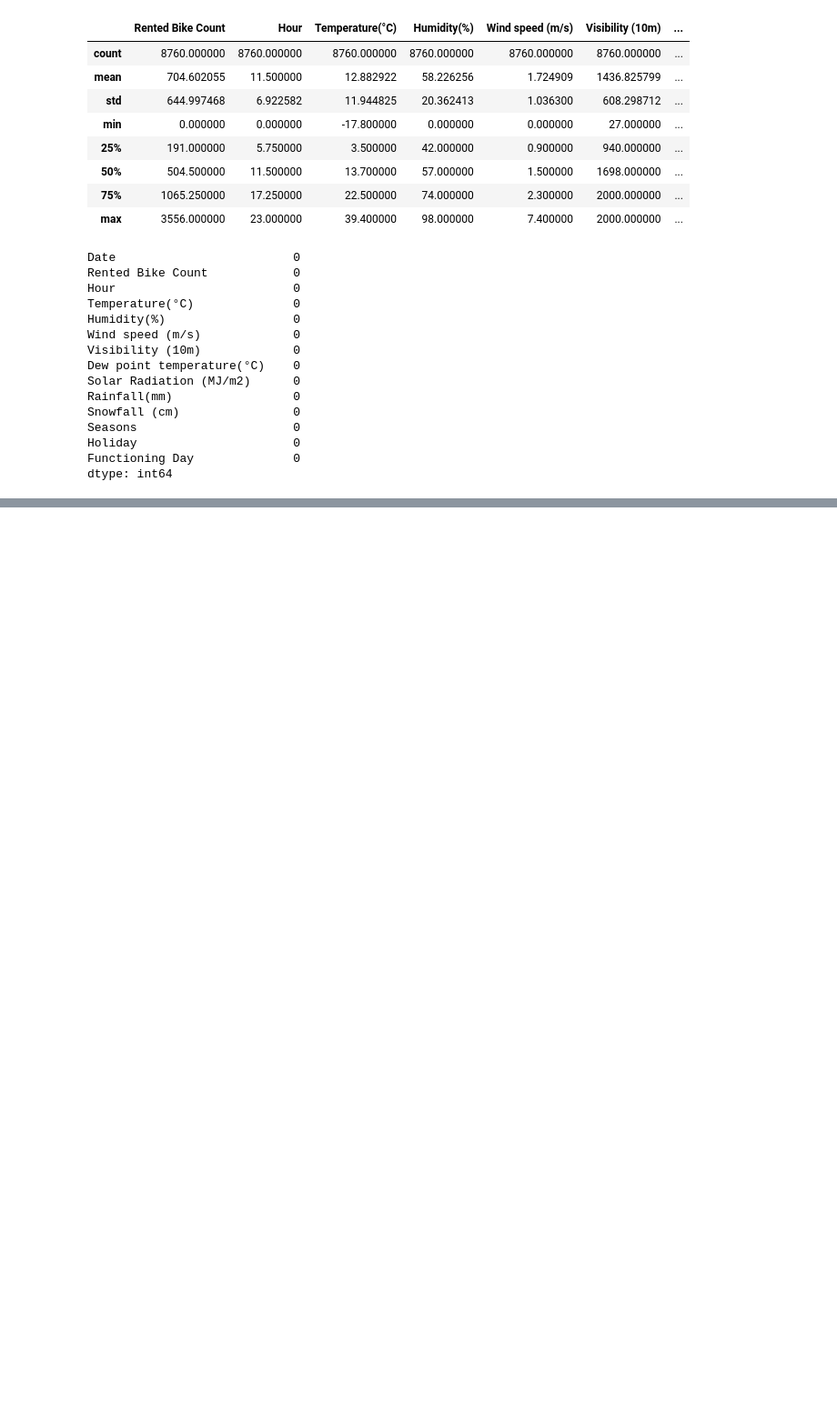
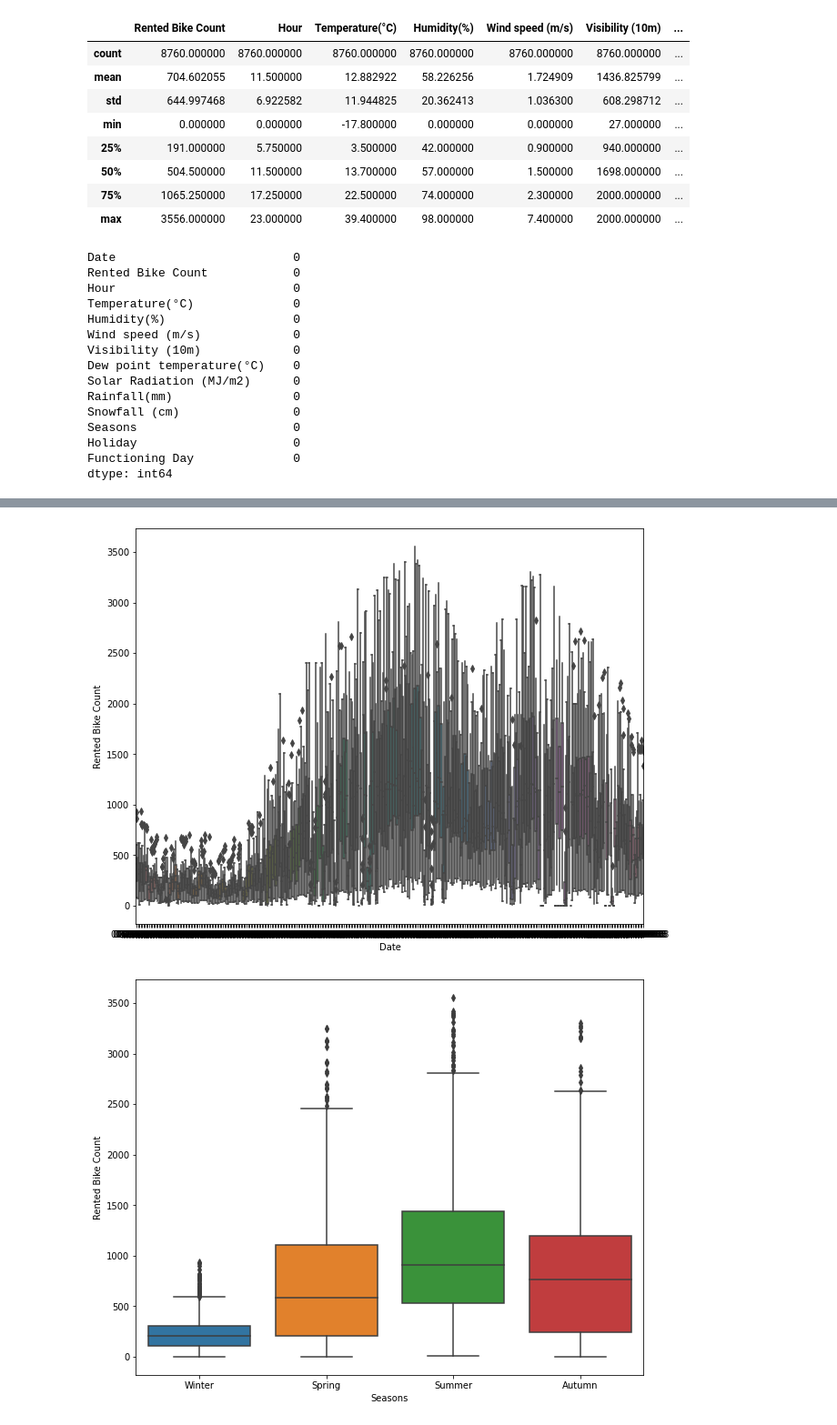
Before and after one commit to umeshbudhori/Bike-Sharing-Demand-Prediction, a Jupyter notebook: Bike_Sharing_Demand_Prediction.ipynb, the cells around one changed output, grey strips where cells are left out. Shown at 91% size. Cells and saved outputs as stored; diff of their text form; code cells hidden in the pictures; blank space fills up the shorter version.

```diff
--- a/Bike_Sharing_Demand_Prediction.ipynb
+++ b/Bike_Sharing_Demand_Prediction.ipynb
@@ -162,0 +265,24 @@ dtype: int64
+# %%
+# ploting Regression plot of each columns of dataset v/s rented bike count columns
+
+for col in numeric_features[:]:
+  plt.figure(figsize=(10,7))
+
+  if col == 'Rented Bike Count':
+    pass
+  else:
+    sns.regplot(x=df[col],y=df["Rented Bike Count"],line_kws={"color": "red"})
+
+  plt.show()
+# %%
+#Extracting categorical features
+categorical_features= df.select_dtypes(include='object')
+# %%
+#ploting Box plot to visualize and trying to get information from plot
+for col in categorical_features:
+  plt.figure(figsize=(10,8))
+  sns.boxplot(x=df[col],y=df["Rented Bike Count"])
+  plt.show()
+# %% [output]
+[figure, added]
+[figure, added]
```
Also changed, not shown: parts of 15 cells of this notebook.
